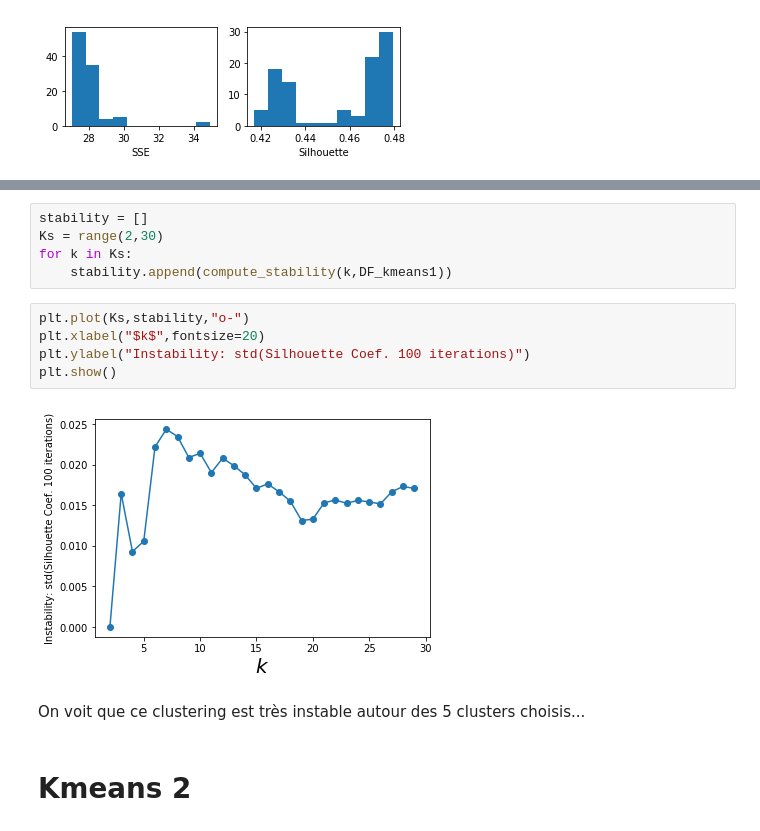
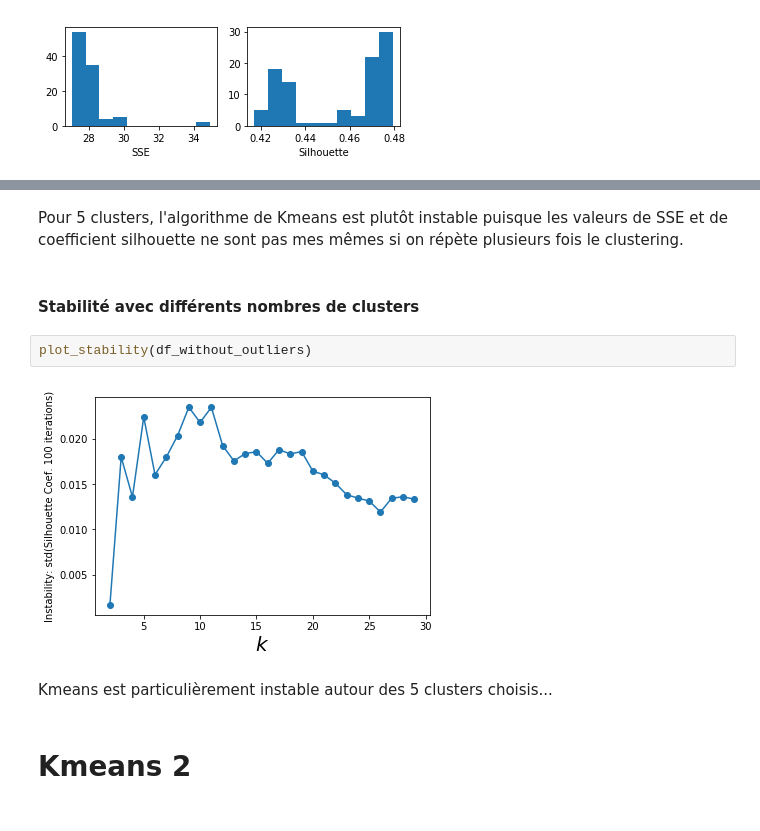
Before and after one commit to LisaNicvert/IA_project, a Jupyter notebook: Project_IA_Clustering_simple.ipynb, the cells around one changed output, grey strips where cells are left out. Saved outputs shown, nothing was run; the diff lists cells and outputs as text.

```diff
--- a/Project_IA_Clustering_simple.ipynb
+++ b/Project_IA_Clustering_simple.ipynb
@@ -421,17 +477,13 @@ def compute_stability(k,df,iterations=100):
-# %%
-stability = []
-Ks = range(2,30)
-for k in Ks:
-    stability.append(compute_stability(k,DF_kmeans1))
-# %%
-plt.plot(Ks,stability,"o-")
-plt.xlabel("$k$",fontsize=20)
-plt.ylabel("Instability: std(Silhouette Coef. 100 iterations)")
-plt.show()
-# %% [output]
-[figure, removed]
+# %% [markdown]
+Pour 5 clusters, l'algorithme de Kmeans est plutôt instable puisque les valeurs de SSE et de coefficient silhouette ne sont pas mes mêmes si on répète plusieurs fois le clustering.
+# %% [markdown]
+#### Stabilité avec différents nombres de clusters
+# %%
+plot_stability(df_without_outliers)
+# %% [output]
+[figure, added]
 # %% [markdown]
-On voit que ce clustering est très instable autour des 5 clusters choisis...
+Kmeans est particulièrement instable autour des 5 clusters choisis...
 # %% [markdown]
 # Kmeans 2
 # %%
```
Also changed, not shown: parts of 68 cells of this notebook.
